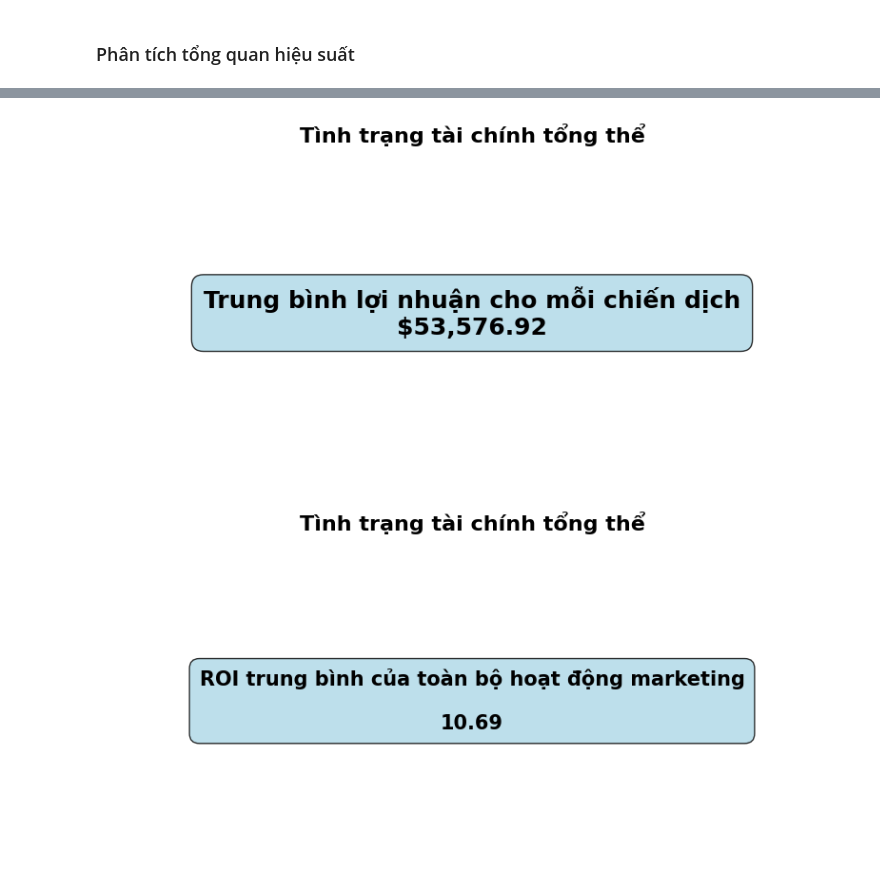
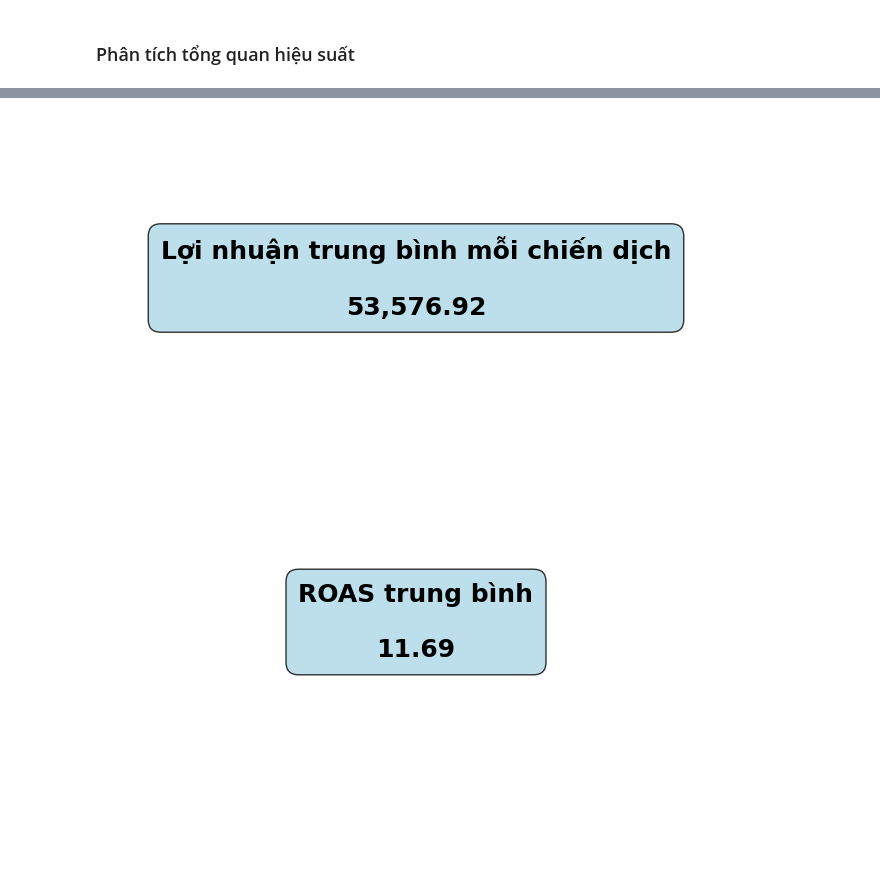
Before and after one commit to thethien8a/Marketing-Campaign-Analysis, a Jupyter notebook: project_2/Data_Analysis.ipynb, the cells around one changed output, grey strips where cells are left out. Drawn from its saved outputs; the diff is of its cells as text; code cells hidden in the pictures; blank space fills up the shorter version.

```diff
--- a/project_2/Data_Analysis.ipynb
+++ b/project_2/Data_Analysis.ipynb
@@ -96,3 +102,8 @@ df["ROI"] = df["ROAS"] - 1
+# %%
+df["Day"] = df["Date"].dt.day
+df["Month"] = df["Date"].dt.month
+df["Year"] = df["Date"].dt.year
+df["Weekday"] = df["Date"].dt.day_name()
 # %% [markdown]
 ### Phân tích tổng quan hiệu suất
 # %% [markdown]
@@ -100,2 +111,13 @@ df["ROI"] = df["ROAS"] - 1
+# %%
+# Định nghĩa card
+def card_plot(title, value):
+    fig, ax = plt.subplots(figsize=(8, 4))
+    ax.text(0.5, 0.5, f'{title}\n\n{value}',
+            fontsize=18, fontweight='bold', ha='center', va='center',
+            bbox=dict(boxstyle="round,pad=0.5", facecolor="lightblue", alpha=0.8))
+    ax.set_xlim(0, 1)
+    ax.set_ylim(0, 1)
+    ax.axis('off')
+    plt.show()
 # %%
 # Tổng lợi nhuận cho đến thời điểm hiện tại
@@ -116,32 +134,12 @@ plt.show()
 # %%
 # Trung bình lợi nhuận thu được cho mỗi chiến dịch
 avg_profit_per_campaign = df.groupby("Campaign_ID")["Profit"].mean().mean()
-
-fig, ax = plt.subplots(figsize=(8, 4))
-ax.text(0.5, 0.5, f'Trung bình lợi nhuận cho mỗi chiến dịch\n${avg_profit_per_campaign:,.2f}',
-    fontsize=18, fontweight='bold', ha='center', va='center',
-    bbox=dict(boxstyle="round,pad=0.5", facecolor="lightblue", alpha=0.8))
-ax.set_xlim(0, 1)
-ax.set_ylim(0, 1)
-ax.axis('off')
-plt.title('Tình trạng tài chính tổng thể', fontsize=16, fontweight='bold')
-plt.tight_layout()
-plt.show()
+card_plot("Lợi nhuận trung bình mỗi chiến dịch", f'{avg_profit_per_campaign:,.2f}')
 # %% [output]
-[figure, old version]
+[figure, new version]
 # %%
 # ROI trung bình của toàn bộ hoạt động marketing
-avg_roi = df["ROI"].mean()
-
-fig, ax = plt.subplots(figsize=(8, 4))
-ax.text(0.5, 0.5, f'ROI trung bình của toàn bộ hoạt động marketing\n\n{avg_roi:,.2f}',
-    fontsize=15, fontweight='bold', ha='center', va='center',
-    bbox=dict(boxstyle="round,pad=0.5", facecolor="lightblue", alpha=0.8))
-ax.set_xlim(0, 1)
-ax.set_ylim(0, 1)
-ax.axis('off')
-plt.title('Tình trạng tài chính tổng thể', fontsize=16, fontweight='bold')
-plt.tight_layout()
-plt.show()
+avg_roas = df["ROAS"].mean()
+card_plot("ROAS trung bình", f'{avg_roas:.2f}')
 # %% [output]
-[figure, old version]
+[figure, new version]
```
Also changed, not shown: parts of 18 cells of this notebook, 1 other file.
